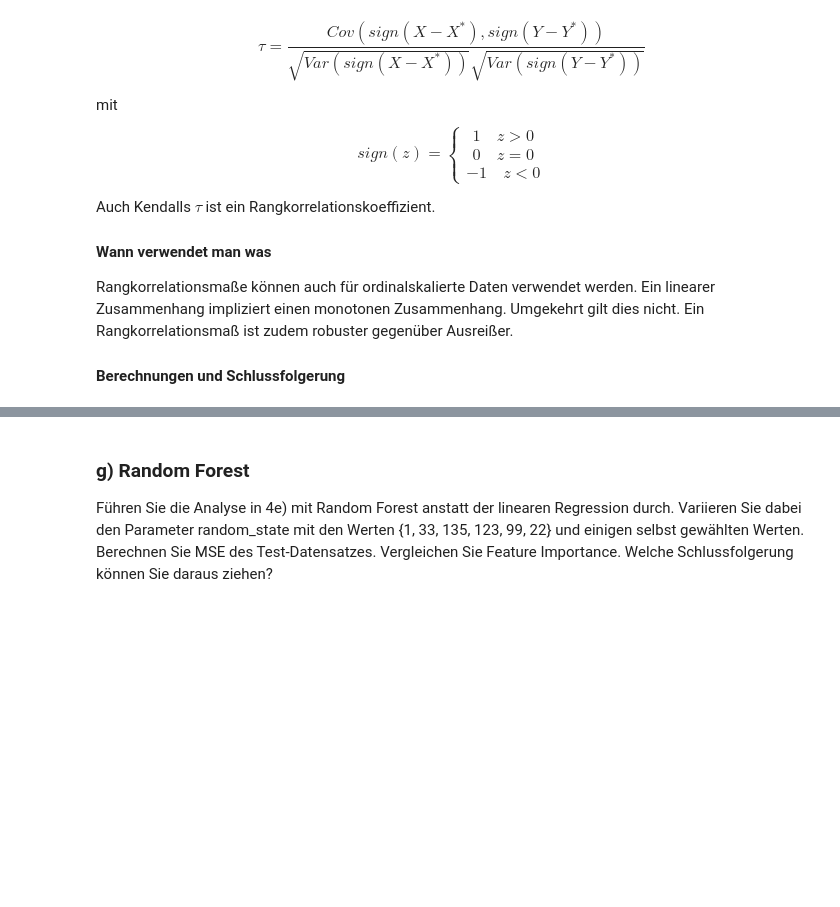
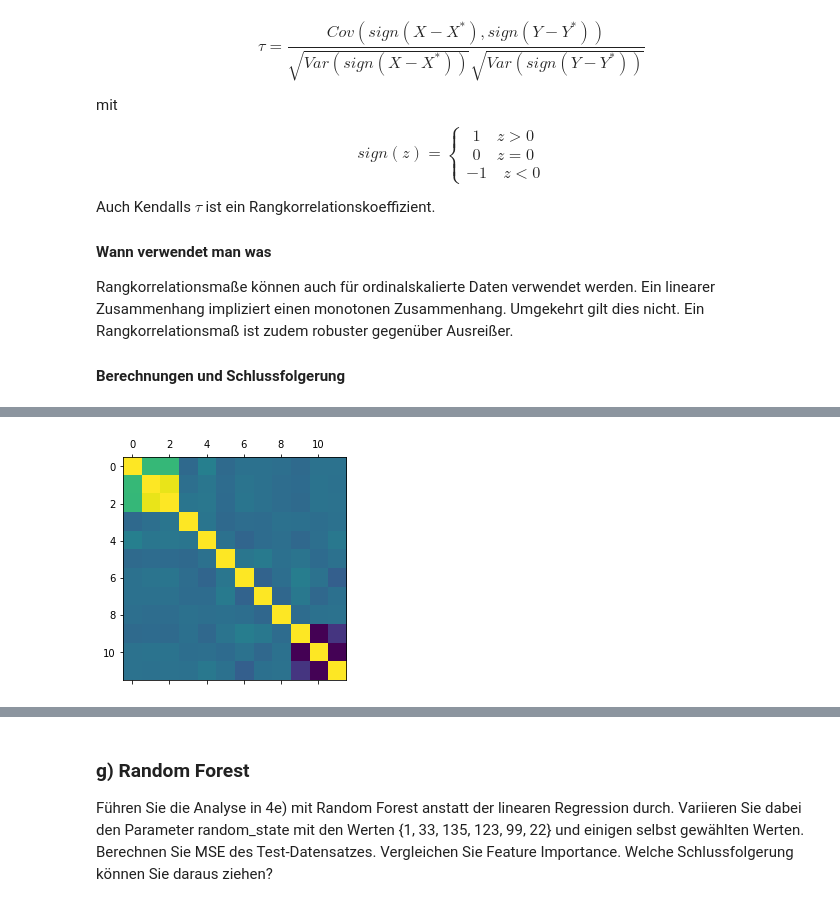
Before and after one commit to tecoKIT/smart-data-analytics, a Jupyter notebook: Uebung1/Exercise4_Carmen.ipynb, the cells around one changed output, grey strips where cells are left out. Saved outputs shown, nothing was run; the diff lists cells and outputs as text; code cells hidden in the pictures; blank space fills up the shorter version.

```diff
--- a/Uebung1/Exercise4_Carmen.ipynb
+++ b/Uebung1/Exercise4_Carmen.ipynb
@@ -461,5 +437,6 @@ corr_pearson
 # %%
 # Kendalls Correlation
 corr_kendall = X.corr('kendall')
-corr_kendall
+plt.matshow(corr_kendall)
+plt.show()
 # %% [output]
@@ -479,3 +443,4 @@ corr_kendall
+[figure, added]
 # %%
 # Spearman Correlation
 corr_spearman = X.corr('spearman')
```
Also changed, not shown: parts of 38 cells of this notebook.
